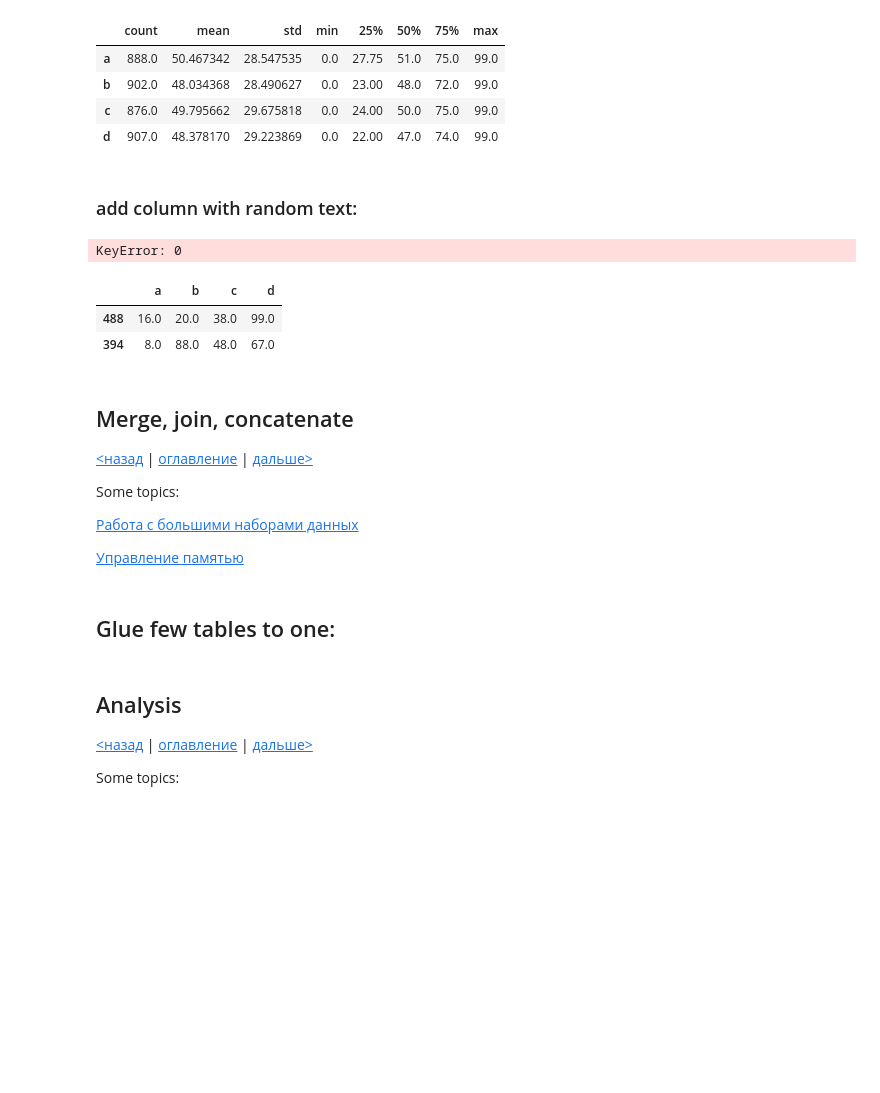
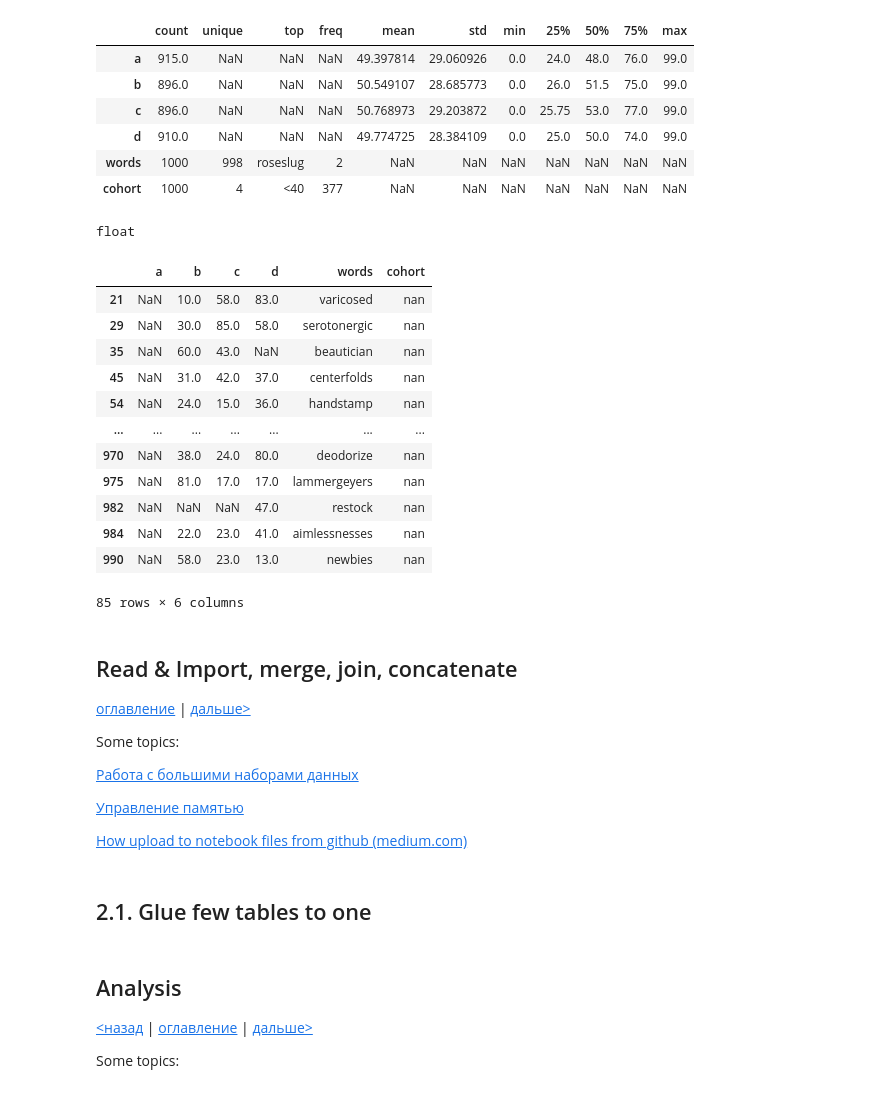
Before and after one commit to sqrt495/tips-and-tricks, a Jupyter notebook: Advanced_Pandas.ipynb, the cells around one changed output. Cells and saved outputs as stored; diff of their text form; code cells hidden in the pictures; blank space fills up the shorter version.

```diff
--- a/Advanced_Pandas.ipynb
+++ b/Advanced_Pandas.ipynb
@@ -80,48 +94,54 @@ memory usage: 31.4 KB
+# %%
+col         = 'a'
+conditions  = [ random_created_df[col] >= 65, (random_created_df[col] < 65) & (random_created_df[col] >= 40), random_created_df[col] < 40 ]
+choices     = [ '65>', '40-65', '<40' ]
+
+random_created_df['cohort'] = np.select(conditions, choices, default=np.nan)
 # %%
 random_created_df.describe(include='all').T
 # %% [output]
-|  | count | mean | std | min | 25% | 50% | 75% | max |
-| a | 888.0 | 50.467342 | 28.547535 | 0.0 | 27.75 | 51.0 | 75.0 | 99.0 |
-| b | 902.0 | 48.034368 | 28.490627 | 0.0 | 23.00 | 48.0 | 72.0 | 99.0 |
-| c | 876.0 | 49.795662 | 29.675818 | 0.0 | 24.00 | 50.0 | 75.0 | 99.0 |
-| d | 907.0 | 48.378170 | 29.223869 | 0.0 | 22.00 | 47.0 | 74.0 | 99.0 |
+|  | count | unique | top | freq | mean | std | min | 25% | 50% | 75% | max |
+| a | 915.0 | NaN | NaN | NaN | 49.397814 | 29.060926 | 0.0 | 24.0 | 48.0 | 76.0 | 99.0 |
+| b | 896.0 | NaN | NaN | NaN | 50.549107 | 28.685773 | 0.0 | 26.0 | 51.5 | 75.0 | 99.0 |
+| c | 896.0 | NaN | NaN | NaN | 50.768973 | 29.203872 | 0.0 | 25.75 | 53.0 | 77.0 | 99.0 |
+| d | 910.0 | NaN | NaN | NaN | 49.774725 | 28.384109 | 0.0 | 25.0 | 50.0 | 74.0 | 99.0 |
+| words | 1000 | 998 | roseslug | 2 | NaN | NaN | NaN | NaN | NaN | NaN | NaN |
+| cohort | 1000 | 4 | <40 | 377 | NaN | NaN | NaN | NaN | NaN | NaN | NaN |
-# %% [markdown]
-### add column with random text:
-# %%
-%%time
-
-def function_to_apply(i):
-    first = requests.get(f'https://random-word-api.herokuapp.com/word').json() # Random Word API
-
-#     add word
-#     second = requests.get(f'https://random-word-api.herokuapp.com/word').json()
-#     third = requests.get(f'https://random-word-api.herokuapp.com/word').json()
-
-    return first[0]
-#     return " ".join([first[0], second[0], third[0]])
-
-random_created_df['words'] = random_created_df['d'].apply(function_to_apply)
-# %% [output]
-KeyError: 0
-# %%
-random_created_df.sample(2)
-# %% [output]
-|  | a | b | c | d |
-| 488 | 16.0 | 20.0 | 38.0 | 99.0 |
-| 394 | 8.0 | 88.0 | 48.0 | 67.0 |
+# %%
+type(np.nan)
+# %% [output]
+float
+# %%
+random_created_df[random_created_df['cohort'] == 'nan']
+# %% [output]
+|  | a | b | c | d | words | cohort |
+| 21 | NaN | 10.0 | 58.0 | 83.0 | varicosed | nan |
+| 29 | NaN | 30.0 | 85.0 | 58.0 | serotonergic | nan |
+| 35 | NaN | 60.0 | 43.0 | NaN | beautician | nan |
+| 45 | NaN | 31.0 | 42.0 | 37.0 | centerfolds | nan |
+| 54 | NaN | 24.0 | 15.0 | 36.0 | handstamp | nan |
+| ... | ... | ... | ... | ... | ... | ... |
+| 970 | NaN | 38.0 | 24.0 | 80.0 | deodorize | nan |
+| 975 | NaN | 81.0 | 17.0 | 17.0 | lammergeyers | nan |
+| 982 | NaN | NaN | NaN | 47.0 | restock | nan |
+| 984 | NaN | 22.0 | 23.0 | 41.0 | aimlessnesses | nan |
+| 990 | NaN | 58.0 | 23.0 | 13.0 | newbies | nan |
+85 rows × 6 columns
 # %% [markdown]
-## Merge, join, concatenate
-<a class="anchor" id="join"></a>
+## Read & Import, merge, join, concatenate
+<a class="anchor" id="import"></a>
 
-[<назад](#import) | [оглавление](#contents) | [дальше>](#analysis)
+[оглавление](#contents) | [дальше>](#join)
 
 Some topics:
 
 [Работа с большими наборами данных](https://habr.com/ru/company/ruvds/blog/442516/)
 
 [Управление памятью](https://habr.com/ru/company/mailru/blog/336156/)
+
+[How upload to notebook files from github (medium.com)](https://medium.com/towards-entrepreneurship/importing-a-csv-file-from-github-in-a-jupyter-notebook-e2c28e7e74a5)
 # %% [markdown]
-## Glue few tables to one:
+## 2.1. Glue few tables to one
 # %%
 # показать путь к текщей директории
 os.getcwd()
```
Also changed, not shown: parts of 14 cells of this notebook.
